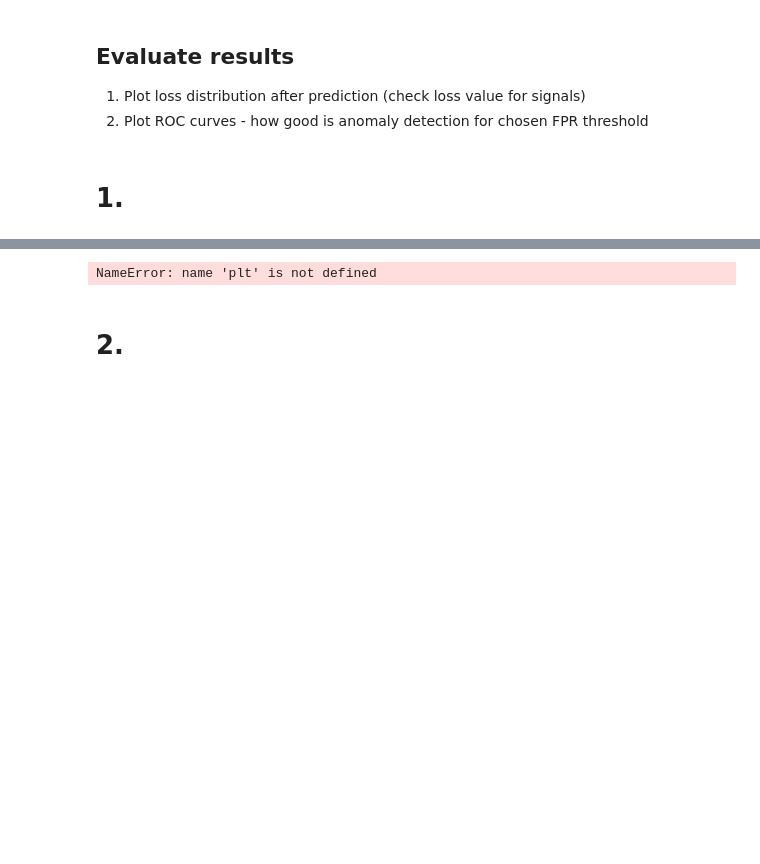
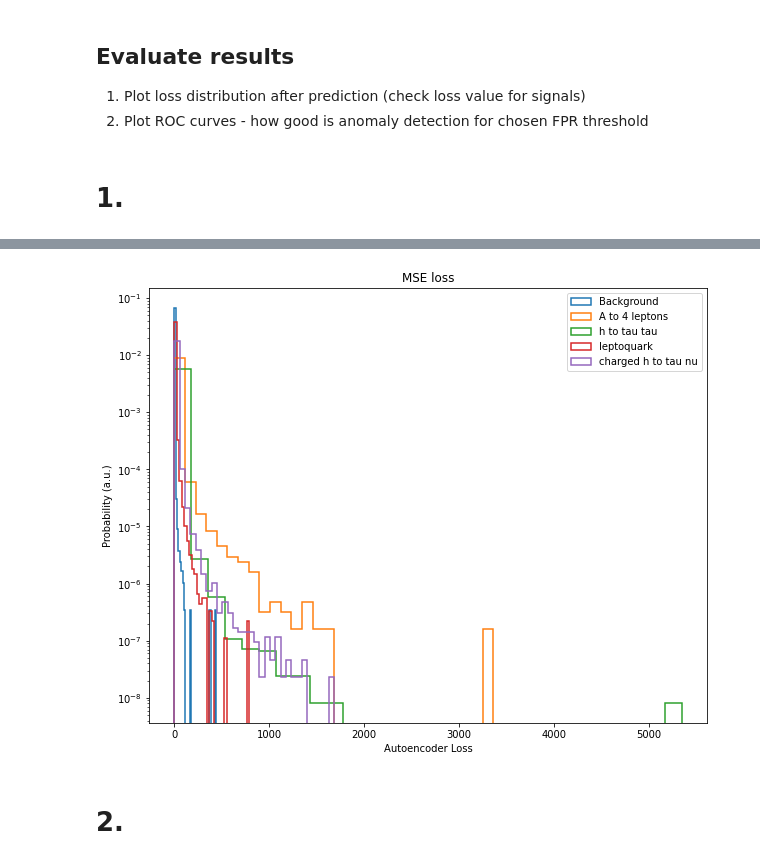
Before and after one commit to ViniciusMikuni/ADC2021-examplecode, a Jupyter notebook: Convolutional_AE.ipynb, the cells around one changed output, grey strips where cells are left out. Saved outputs shown, nothing was run; the diff lists cells and outputs as text; code cells hidden in the pictures; blank space fills up the shorter version.

```diff
--- a/Convolutional_AE.ipynb
+++ b/Convolutional_AE.ipynb
@@ -95,8 +95,8 @@ autoencoder.compile(optimizer = keras.optimizers.Adam(), loss='mse')
 # %% [markdown]
 ## Train model
 # %%
-EPOCHS = 10
-BATCH_SIZE = 1024
+EPOCHS = 50
+BATCH_SIZE = 10000
 # %%
 history = autoencoder.fit(X_train, X_train, epochs = EPOCHS, batch_size = BATCH_SIZE,
                   validation_data=(X_val, X_val))
@@ -189,18 +185,18 @@ NameError: name 'X_test' is not defined
 # %%
-bin_size=100
+bin_size=30
 
+plt.figure(figsize=(10,8))
 plt.hist(total_loss[0], bins=bin_size, label="Background", density = True, histtype='step', fill=False, linewidth=1.5)
-plt.figure(figsize=(10,8))
 for i, label in enumerate(signal_labels):
     plt.hist(total_loss[i+1], bins=bin_size, label=label, density = True, histtype='step', fill=False, linewidth=1.5)
 plt.yscale('log')
 plt.xlabel("Autoencoder Loss")
 plt.ylabel("Probability (a.u.)")
 plt.title('MSE loss')
 plt.legend(loc='best')
 plt.show()
 # %% [output]
-NameError: name 'plt' is not defined
+[figure, added]
 # %% [markdown]
 # 2.
 # %%
```
Also changed, not shown: parts of 10 cells of this notebook, 2 other files.
